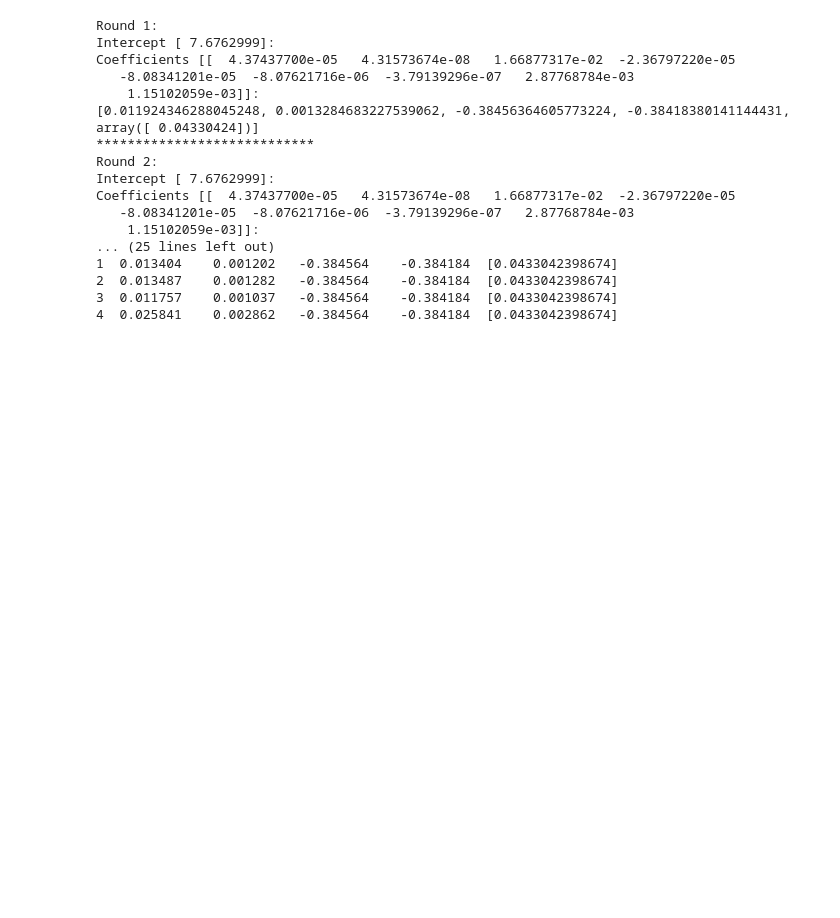
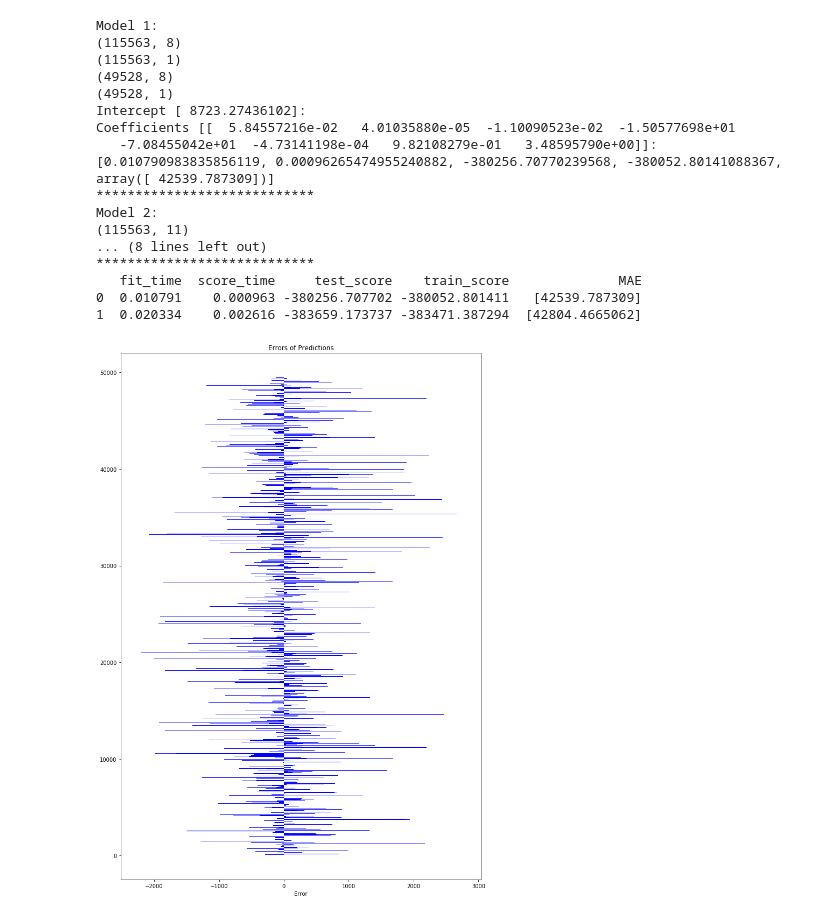
Before and after one commit to Crisliu7/INFO7390, a Jupyter notebook: midterm/Multi Linear Regression.ipynb, the cells around one changed output. Drawn from its saved outputs; the diff is of its cells as text; code cells hidden in the pictures; blank space fills up the shorter version.

```diff
--- a/midterm/Multi Linear Regression.ipynb
+++ b/midterm/Multi Linear Regression.ipynb
@@ -35,12 +26,12 @@ print (X_train.shape[0]/(X_train.shape[0]+X_test.shape[0]))
 # %%
 # lr.score(X_test, y_test, sample_weight=1/y_test)
-def mape_loss(t,p):
+def mae_loss(t,p):
     sum = 0
     for i in range(t.shape[0]):
-        sum += abs((t[i]-p[i])/t[i])
-    return sum/t.shape[0]
+        sum += abs(t[i]-p[i])
+    return sum*100/t.shape[0]
 
-mape = metrics.make_scorer(mape_loss, greater_is_better=False)
+# mape = metrics.make_scorer(mape_loss, greater_is_better=False)
 
 def metric_lr(X_train, y_train, X_test, y_test, model, cri):
     print("Intercept %s:" % model.intercept_)
@@ -56,7 +47,7 @@ def metric_lr(X_train, y_train, X_test, y_test, model, cri):
         test_score += result['test_score'][i]
         train_score += result['train_score'][i]
     pred = model.predict(X_test)
-    m = mape_loss(y_test, pred)
+    m = mae_loss(y_test, pred)
     return [fit_time/3, score_time/3, test_score/3, train_score/3, m]
 #     print("R Squared: %s" % model.score(X_test, y_test))
 #     print("Mean Squared Error: %s" % metrics.mean_squared_error(y_test, y_pred))
@@ -64,35 +55,64 @@ def metric_lr(X_train, y_train, X_test, y_test, model, cri):
 #     print("Mean Absolute Percent Error: %.2f%%" % mape(y_test.reset_index()['logerror'], y_pred))
 # %%
 # Multi-Linear Regression with MRE
+ts_list = [ts_i,ts_u]
+model_list = []
 frames = []
-for i in range(5):
-    print("Round %d:" % (i+1))
+for i in range(2):
+    print("Model %d:" % (i+1))
+    ts = ts_list[i]
+    y = ts[['Zestimate']]
+    X = ts.drop('Zestimate',axis=1)
+
+    # Split data with 0.75
+    X_train, X_test, y_train, y_test = train_test_split(X, y, train_size=0.7)
+    print (X_train.shape)
+    print (y_train.shape)
+    print (X_test.shape)
+    print (y_test.shape)
+
     lr = LinearRegression(normalize=True)
     lr.fit(X_train, y_train)
+    model_list.append(lr)
     metric = metric_lr(X_train, np.array(y_train), X_test, np.array(y_test), lr, 'neg_mean_squared_error')
     print(metric)
     result = pd.DataFrame.from_items([(i,metric)], \
                                      orient='index', \
-                                     columns=['fit_time','score_time','test_score','train_score','MAPE'])
+                                     columns=['fit_time','score_time','test_score','train_score','MAE'])
     frames.append(result)
     print("****************************")
 m = pd.concat(frames)
 print(m)
 # %% [output]
-Round 1:
-Intercept [ 7.6762999]:
-Coefficients [[  4.37437700e-05   4.31573674e-08   1.66877317e-02  -2.36797220e-05
-   -8.08341201e-05  -8.07621716e-06  -3.79139296e-07   2.87768784e-03
-    1.15102059e-03]]:
-[0.011924346288045248, 0.0013284683227539062, -0.38456364605773224, -0.38418380141144431, array([ 0.04330424])]
+Model 1:
+(115563, 8)
+(115563, 1)
+(49528, 8)
+(49528, 1)
+Intercept [ 8723.27436102]:
+Coefficients [[  5.84557216e-02   4.01035880e-05  -1.10090523e-02  -1.50577698e+01
+   -7.08455042e+01  -4.73141198e-04   9.82108279e-01   3.48595790e+00]]:
+[0.010790983835856119, 0.00096265474955240882, -380256.70770239568, -380052.80141088367, array([ 42539.787309])]
 ****************************
-Round 2:
-Intercept [ 7.6762999]:
-Coefficients [[  4.37437700e-05   4.31573674e-08   1.66877317e-02  -2.36797220e-05
-   -8.08341201e-05  -8.07621716e-06  -3.79139296e-07   2.87768784e-03
-    1.15102059e-03]]:
-... (25 lines left out)
-1  0.013404    0.001202   -0.384564    -0.384184  [0.0433042398674]
-2  0.013487    0.001282   -0.384564    -0.384184  [0.0433042398674]
-3  0.011757    0.001037   -0.384564    -0.384184  [0.0433042398674]
-4  0.025841    0.002862   -0.384564    -0.384184  [0.0433042398674]
+Model 2:
+(115563, 11)
+... (8 lines left out)
+****************************
+   fit_time  score_time     test_score    train_score              MAE
+0  0.010791    0.000963 -380256.707702 -380052.801411   [42539.787309]
+1  0.020334    0.002616 -383659.173737 -383471.387294  [42804.4665062]
+# %%
+best = model_list[1]
+pred = best.predict(X_test)
+error = pred - y_test
+# %%
+ind = np.arange(error.shape[0])
+width = 0.9
+fig, ax = plt.subplots(figsize=(12,18))
+rects = ax.barh(ind, error.values, color='blue')
+ax.set_xlabel("House")
+ax.set_xlabel("Error")
+ax.set_title("Errors of Predictions")
+plt.show()
+# %% [output]
+[figure, added]
```
Also changed, not shown: parts of 7 cells of this notebook, 41 other files.
